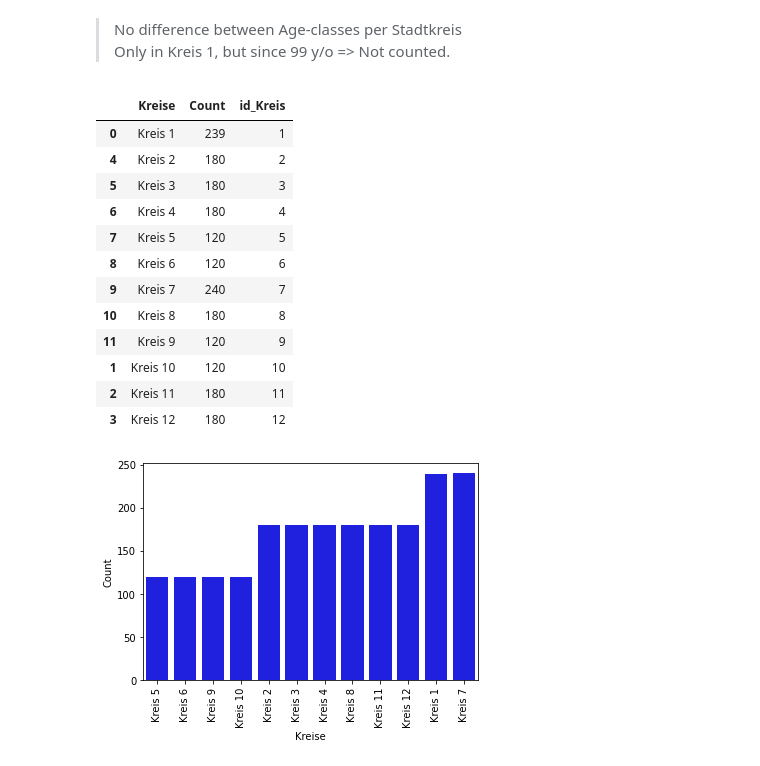
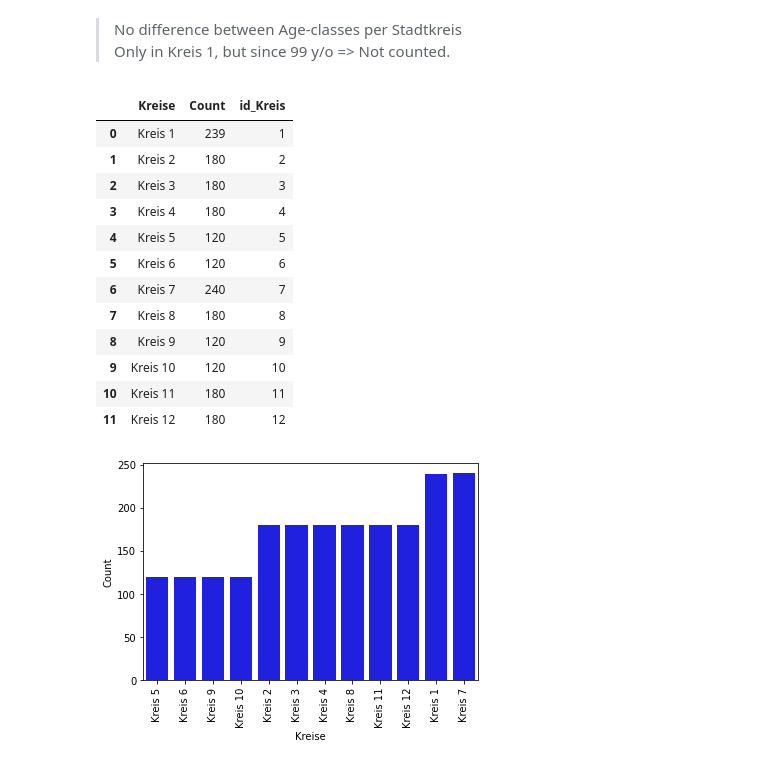
Before and after one commit to jacquesstimolo/Group_Project_SIT, a Jupyter notebook: Jacques/data_raw/Modified_data/Bevölkerung/dataframes.ipynb, the cells around one changed output. Drawn from its saved outputs; the diff is of its cells as text; code cells hidden in the pictures.

```diff
--- a/Jacques/data_raw/Modified_data/Bevölkerung/dataframes.ipynb
+++ b/Jacques/data_raw/Modified_data/Bevölkerung/dataframes.ipynb
@@ -189,21 +189,22 @@ df1
 # %%
 df1 = df1.groupby('KreisLang').AnzBestWir.sum().reset_index()
 df1['id_Kreis'] = df1.KreisLang.apply(lambda x: x.split(' ')[1])
 df1.id_Kreis = df1.id_Kreis.astype('int64')
 df1 = df1.sort_values(by='id_Kreis')
 df1.columns = ['Kreise', 'Count', 'id_Kreis']
+df1 = df1.reset_index(drop=True)
 df1
 # %% [output]
 |  | Kreise | Count | id_Kreis |
 | 0 | Kreis 1 | 239 | 1 |
-| 4 | Kreis 2 | 180 | 2 |
-| 5 | Kreis 3 | 180 | 3 |
-| 6 | Kreis 4 | 180 | 4 |
-| 7 | Kreis 5 | 120 | 5 |
-| 8 | Kreis 6 | 120 | 6 |
-| 9 | Kreis 7 | 240 | 7 |
-| 10 | Kreis 8 | 180 | 8 |
-| 11 | Kreis 9 | 120 | 9 |
-| 1 | Kreis 10 | 120 | 10 |
-| 2 | Kreis 11 | 180 | 11 |
-| 3 | Kreis 12 | 180 | 12 |
+| 1 | Kreis 2 | 180 | 2 |
+| 2 | Kreis 3 | 180 | 3 |
+| 3 | Kreis 4 | 180 | 4 |
+| 4 | Kreis 5 | 120 | 5 |
+| 5 | Kreis 6 | 120 | 6 |
+| 6 | Kreis 7 | 240 | 7 |
+| 7 | Kreis 8 | 180 | 8 |
+| 8 | Kreis 9 | 120 | 9 |
+| 9 | Kreis 10 | 120 | 10 |
+| 10 | Kreis 11 | 180 | 11 |
+| 11 | Kreis 12 | 180 | 12 |
```
Also changed, not shown: parts of 2 cells of this notebook, 1 other file.
